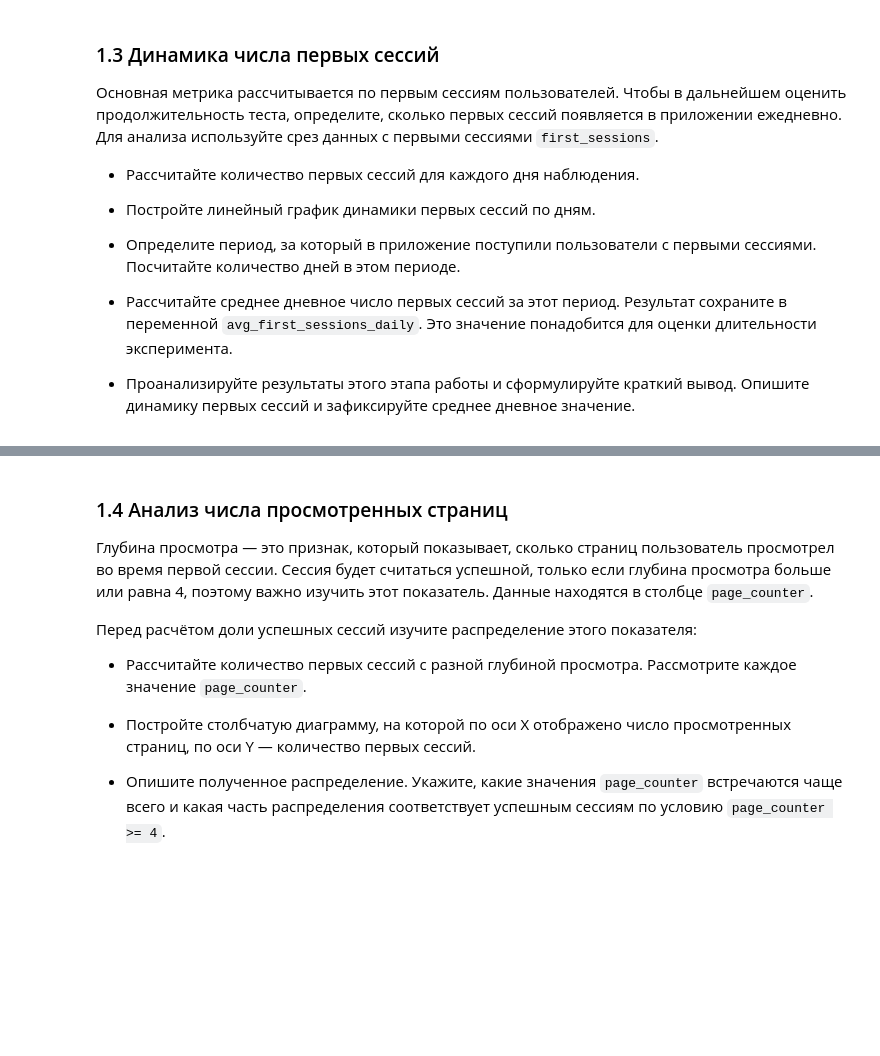
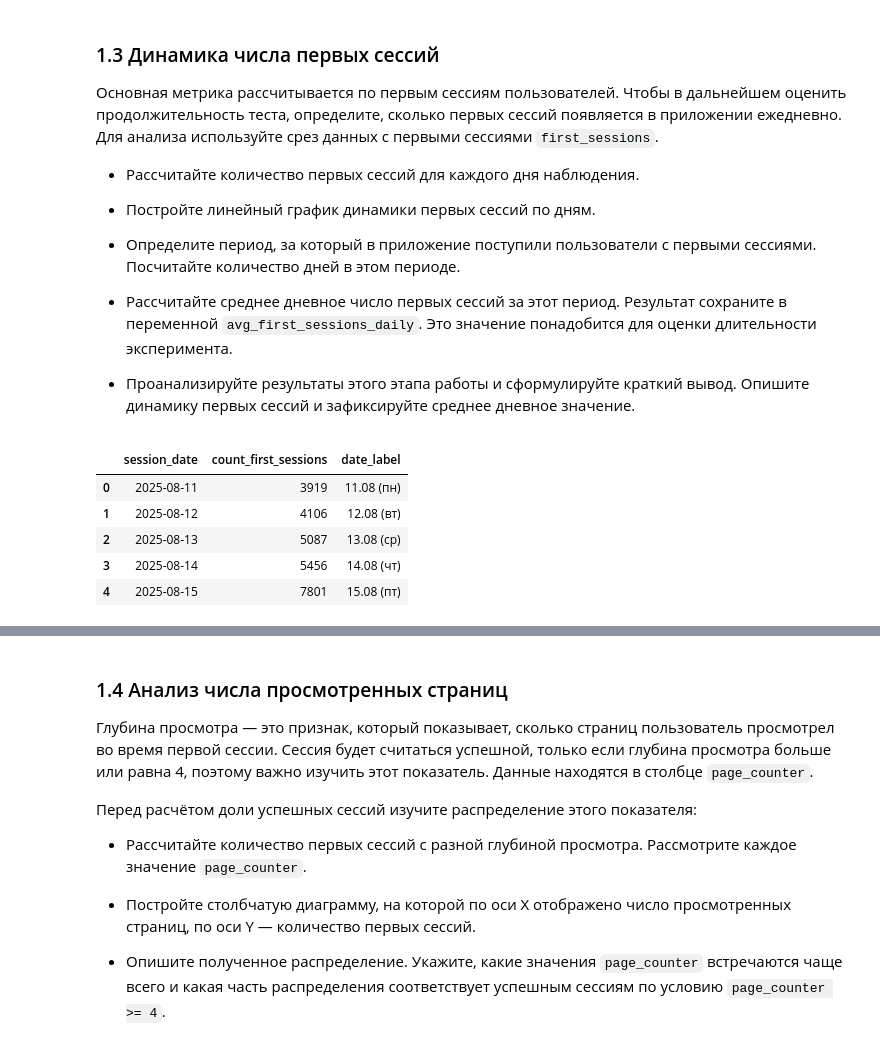
Before and after one commit to MEYakunin/Sprint22_AB_Test_Successful_First_Sessions, a Jupyter notebook: Sprint22_AB_Test_Successful_First_Sessions_Yakunin_Mikl.ipynb, the cells around one changed output, grey strips where cells are left out. Cells and saved outputs as stored; diff of their text form; code cells hidden in the pictures; blank space fills up the shorter version.

```diff
--- a/Sprint22_AB_Test_Successful_First_Sessions_Yakunin_Mikl.ipynb
+++ b/Sprint22_AB_Test_Successful_First_Sessions_Yakunin_Mikl.ipynb
@@ -167,7 +167,24 @@ else:
 - Проанализируйте результаты этого этапа работы и сформулируйте краткий вывод. Опишите динамику первых сессий и зафиксируйте среднее дневное значение.
 # %%
 # Рассчитайте количество первых сессий по дням
-first_sessions_daily = ...
+first_sessions_daily = first_sessions.groupby('session_date').size().reset_index()
+first_sessions_daily.columns = ['session_date', 'count_first_sessions']
+
+# Добавляем к дате метку дня недели
+weekday_names = {0: 'пн', 1: 'вт', 2: 'ср', 3: 'чт', 4: 'пт', 5: 'сб', 6: 'вс'}
+first_sessions_daily['date_label'] = (
+    first_sessions_daily['session_date'].dt.strftime('%d.%m')
+    + ' (' + first_sessions_daily['session_date'].dt.day_of_week.map(weekday_names) + ')'
+)
+
+first_sessions_daily.head(5)
+# %% [output]
+|  | session_date | count_first_sessions | date_label |
+| 0 | 2025-08-11 | 3919 | 11.08 (пн) |
+| 1 | 2025-08-12 | 4106 | 12.08 (вт) |
+| 2 | 2025-08-13 | 5087 | 13.08 (ср) |
+| 3 | 2025-08-14 | 5456 | 14.08 (чт) |
+| 4 | 2025-08-15 | 7801 | 15.08 (пт) |
 # %%
 # Постройте график динамики первых сессий
 plt.figure(figsize=(10, 5))
```
Also changed, not shown: parts of 3 cells of this notebook.
